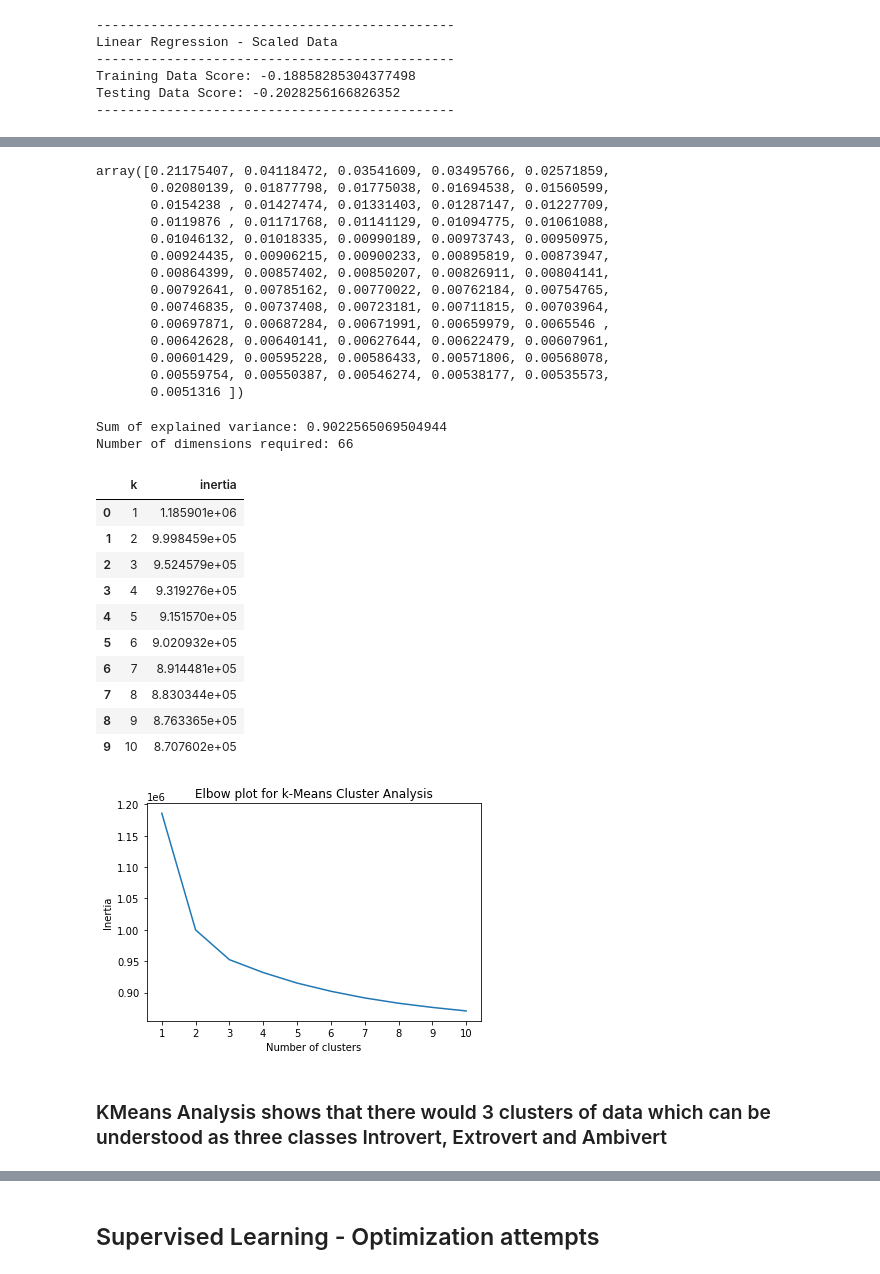
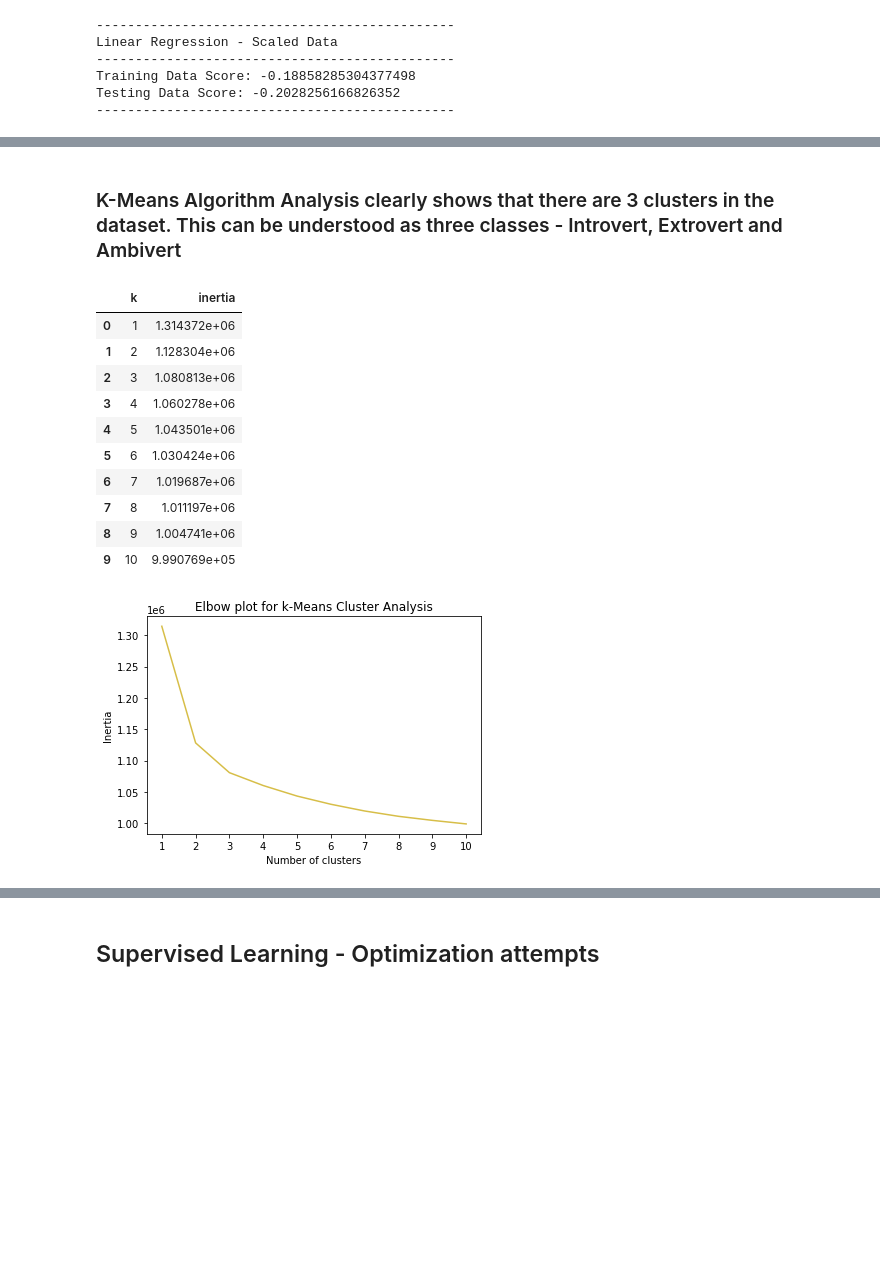
Before and after one commit to skesamsetty/ML_Project, a Jupyter notebook: code/IE_Predictor_Model.ipynb, the cells around one changed output, grey strips where cells are left out. Drawn from its saved outputs; the diff is of its cells as text; code cells hidden in the pictures; blank space fills up the shorter version.

```diff
--- a/code/IE_Predictor_Model.ipynb
+++ b/code/IE_Predictor_Model.ipynb
@@ -651,32 +604,7 @@ array([[ 4.67033886,  2.35114578, -1.26512374, ...,  1.03228332,
-# %%
-# Ratio indicates the proportion of the dataset's variance that lies along each principal component.
-
-pca.explained_variance_ratio_
-# %% [output]
-array([0.21175407, 0.04118472, 0.03541609, 0.03495766, 0.02571859,
-       0.02080139, 0.01877798, 0.01775038, 0.01694538, 0.01560599,
-       0.0154238 , 0.01427474, 0.01331403, 0.01287147, 0.01227709,
-       0.0119876 , 0.01171768, 0.01141129, 0.01094775, 0.01061088,
-       0.01046132, 0.01018335, 0.00990189, 0.00973743, 0.00950975,
-       0.00924435, 0.00906215, 0.00900233, 0.00895819, 0.00873947,
-       0.00864399, 0.00857402, 0.00850207, 0.00826911, 0.00804141,
-       0.00792641, 0.00785162, 0.00770022, 0.00762184, 0.00754765,
-       0.00746835, 0.00737408, 0.00723181, 0.00711815, 0.00703964,
-       0.00697871, 0.00687284, 0.00671991, 0.00659979, 0.0065546 ,
-       0.00642628, 0.00640141, 0.00627644, 0.00622479, 0.00607961,
-       0.00601429, 0.00595228, 0.00586433, 0.00571806, 0.00568078,
-       0.00559754, 0.00550387, 0.00546274, 0.00538177, 0.00535573,
-       0.0051316 ])
-# %%
-# Even though we did not explicitly provide the number of components in PCA, its calculated to be 74 to preserve 90% of the explained variance.
-
-print(f"\nSum of explained variance: {np.sum(pca.explained_variance_ratio_)}")
-print(f"Number of dimensions required: {pca.n_components_}")
-# %% [output]
-Sum of explained variance: 0.9022565069504944
-Number of dimensions required: 66
+# %% [markdown]
+### K-Means Algorithm Analysis clearly shows that there are 3 clusters in the dataset. This can be understood as three classes - Introvert, Extrovert and Ambivert
 # %%
-# Finding the best value for _k_ using the Elbow Curve based on the PCA dataset
+# Finding the best value for _k_ using the Elbow Curve
 from sklearn.cluster import KMeans
 
 inertia = []
@@ -685,7 +613,7 @@ k = list(range(1, 11))
 # Looking for the best k
 for i in k:
     km = KMeans(n_clusters=i, random_state=0)
-    km.fit(X_pca)
+    km.fit(X)
     inertia.append(km.inertia_)
 
 # Define a DataFrame to plot the Elbow Curve using hvPlot
@@ -694,27 +622,25 @@ df_elbow = pd.DataFrame(elbow_data)
 df_elbow
 # %% [output]
 |  | k | inertia |
-| 0 | 1 | 1.185901e+06 |
-| 1 | 2 | 9.998459e+05 |
-| 2 | 3 | 9.524579e+05 |
-| 3 | 4 | 9.319276e+05 |
-| 4 | 5 | 9.151570e+05 |
-| 5 | 6 | 9.020932e+05 |
-| 6 | 7 | 8.914481e+05 |
-| 7 | 8 | 8.830344e+05 |
-| 8 | 9 | 8.763365e+05 |
-| 9 | 10 | 8.707602e+05 |
+| 0 | 1 | 1.314372e+06 |
+| 1 | 2 | 1.128304e+06 |
+| 2 | 3 | 1.080813e+06 |
+| 3 | 4 | 1.060278e+06 |
+| 4 | 5 | 1.043501e+06 |
+| 5 | 6 | 1.030424e+06 |
+| 6 | 7 | 1.019687e+06 |
+| 7 | 8 | 1.011197e+06 |
+| 8 | 9 | 1.004741e+06 |
+| 9 | 10 | 9.990769e+05 |
 # %%
 # Elbow curve to identify the best number of clusters
 
-plt.plot(df_elbow['k'], df_elbow['inertia'])
+plt.plot(df_elbow['k'], df_elbow['inertia'], color='#D7BE48')
 plt.xticks(k)
 plt.xlabel('Number of clusters')
 plt.ylabel('Inertia')
 plt.title('Elbow plot for k-Means Cluster Analysis')
 plt.savefig('../Images/Elbow-plot-k-Means-Cluster.png')
 plt.show()
 # %% [output]
-[figure, old version]
+[figure, new version]
-# %% [markdown]
-### KMeans Analysis shows that there would 3 clusters of data which can be understood as three classes Introvert, Extrovert and Ambivert
```
Also changed, not shown: parts of 26 cells of this notebook, 2 other files.
